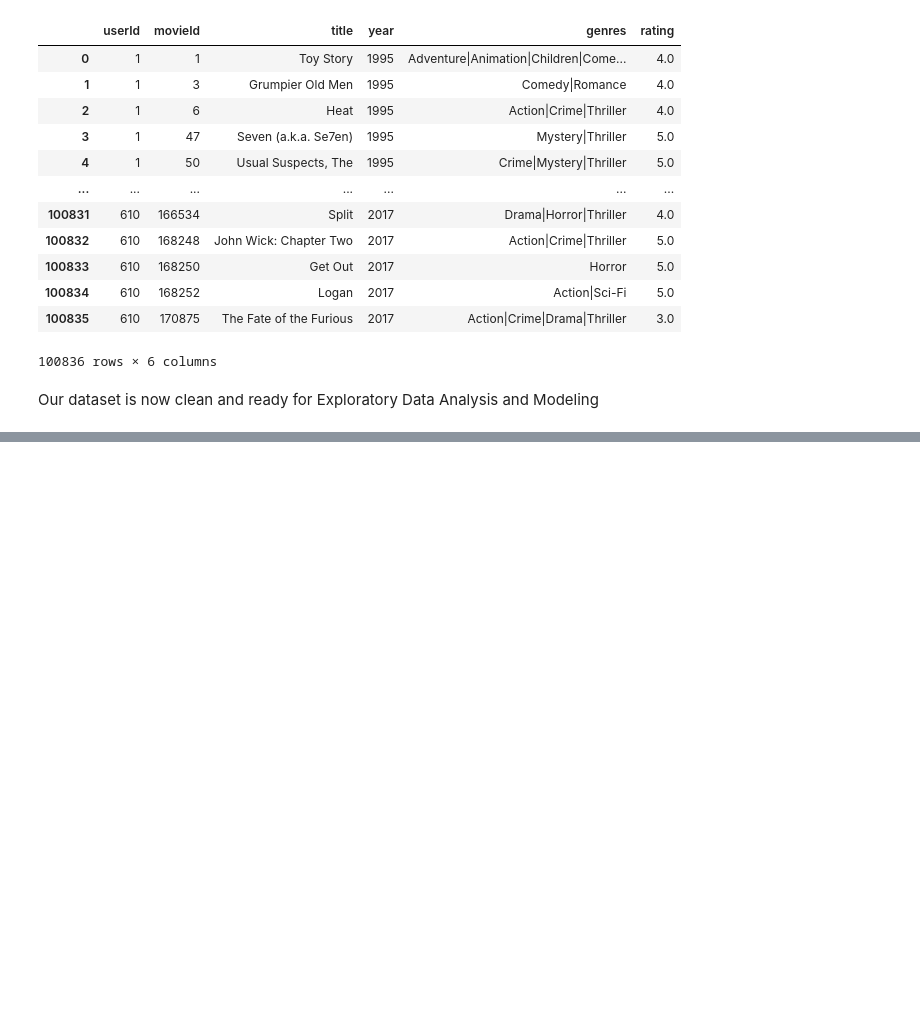
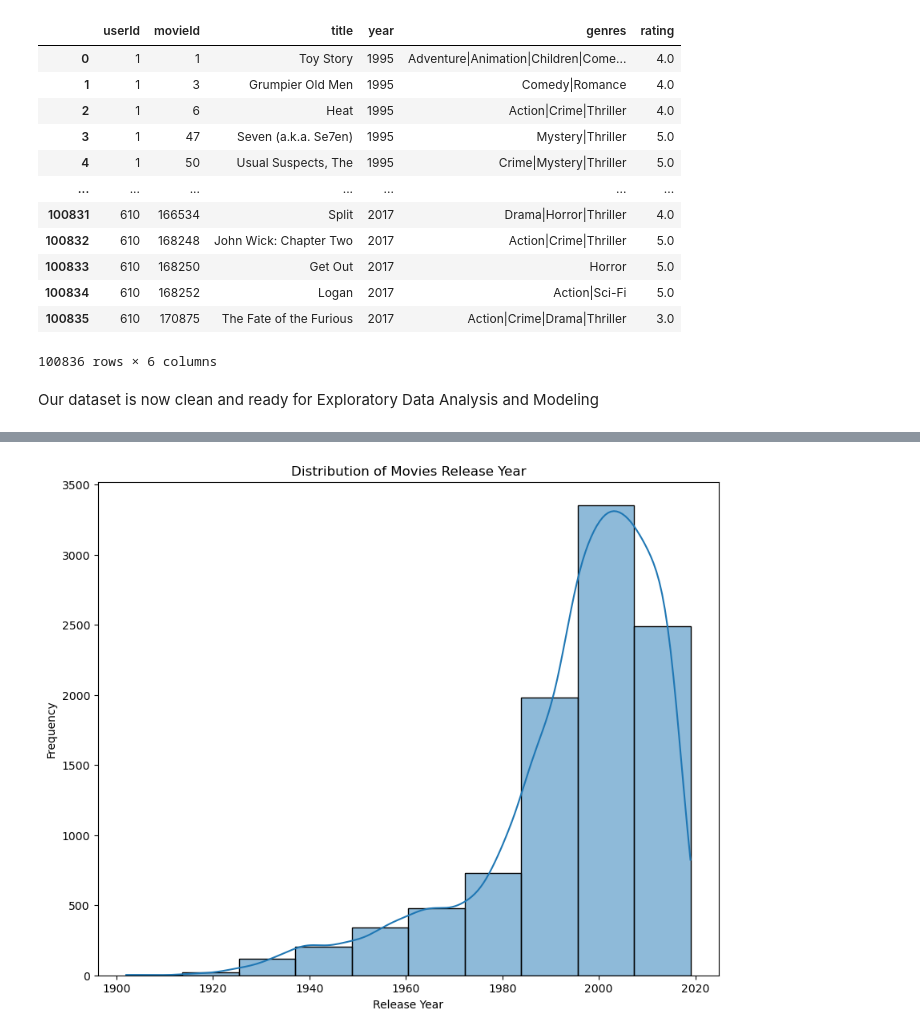
Before and after one commit to M-Nesphory/Movie_Recommendation_System, a Jupyter notebook: recommender_notebook.ipynb, the cells around one changed output, grey strips where cells are left out. Drawn from its saved outputs; the diff is of its cells as text; code cells hidden in the pictures; blank space fills up the shorter version.

```diff
--- a/recommender_notebook.ipynb
+++ b/recommender_notebook.ipynb
@@ -654,0 +652,11 @@ final_df.to_csv("Data/Merged_data.csv", index = False)
+# %%
+#distribution of the year movies were released
+final_df_copy = final_df.drop_duplicates(subset="movieId")
+plt.figure(figsize=(10,8))
+sns.histplot(final_df_copy['year'], kde= True, bins=10)
+plt.title("Distribution of Movies Release Year")
+plt.xlabel("Release Year")
+plt.ylabel("Frequency")
+plt.show()
+# %% [output]
+[figure, added]
```
Also changed, not shown: parts of 11 cells of this notebook, 1 other file.
